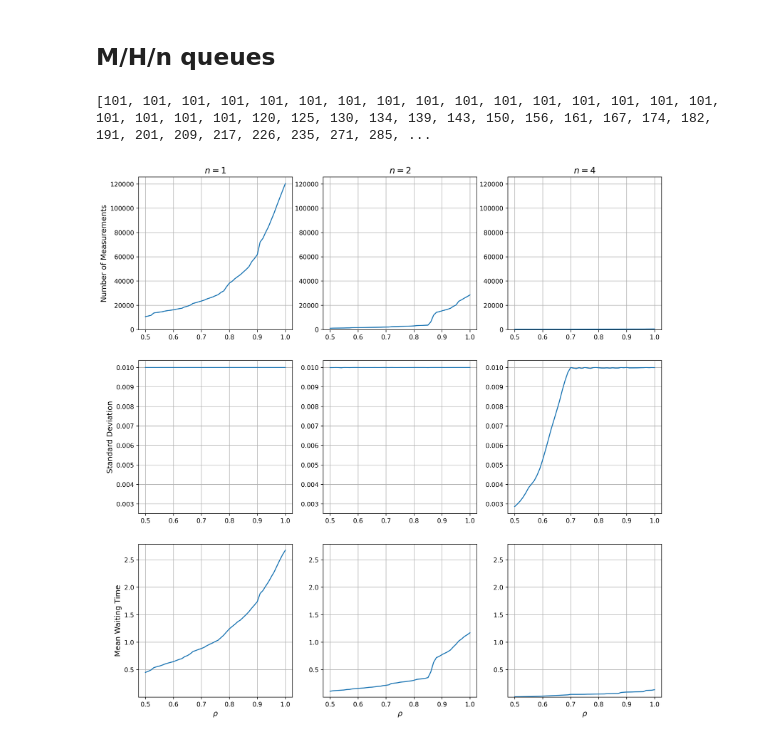
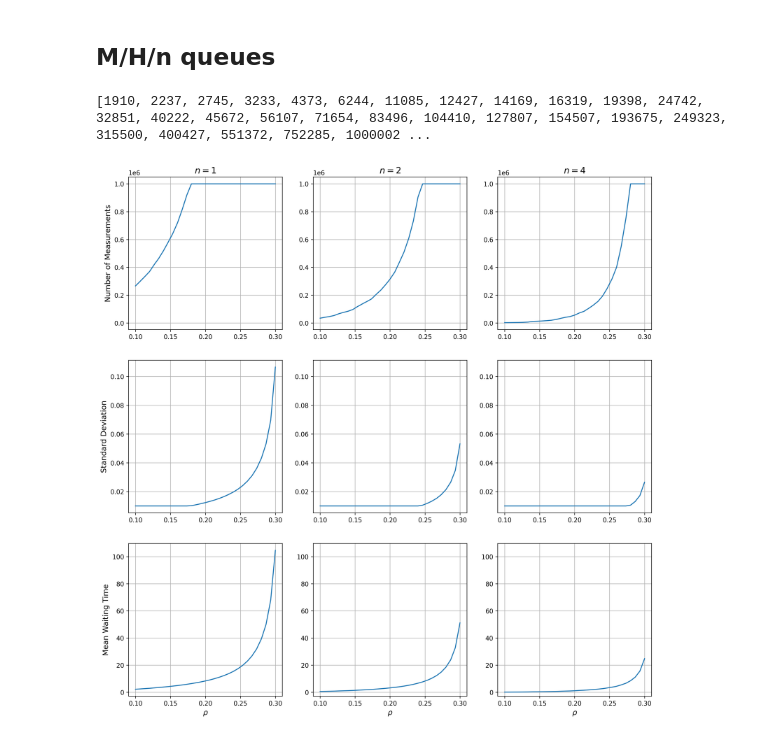
Before and after one commit to tuaosh/StochSim-Assignment-2, a Jupyter notebook: simulations.ipynb, the cells around one changed output. Cells and saved outputs as stored; diff of their text form; code cells hidden in the pictures.

Commit message:
Figures, fixed MHn

```diff
--- a/simulations.ipynb
+++ b/simulations.ipynb
@@ -15,6 +15,8 @@ SEED = 42
 targetSTD = 0.01
 MU = 1
 RHO = np.linspace(0.5, 1.0, 51)
+RHO_H = np.linspace(0.1, 0.3, 31)
+Z   = 1.96
 # %% [markdown]
 # 2. Effect of $\rho = \frac{\lambda}{n\mu}$ on attaining target standard deviation
 # %%
@@ -124,7 +126,7 @@ Samples: 1000000
 ## Hyperexponential longtail-distribution
 # %%
 rateA = 1.0
-rateB = 5.0
+rateB = .2
 probA = 0.75
 
 MU = rateA * probA + rateB * (1 - probA) # Time average rate
@@ -133,7 +135,7 @@ for N_SERVER in [1, 2, 4]:
 
     list, stds = [], []
 
-    for i in RHO:
+    for i in RHO_H:
         LAMBDA = i * N_SERVER * MU
         l, s = q.experiment(N_SERVER, LAMBDA, q.longtailHyperexponentialDist(rateA, rateB, probA), minSamples, maxSamples, SEED, targetSTD, "F", False)
         list.append(l)
@@ -480,16 +483,16 @@ plt.show()
 ## M/H/n queues
 # %%
 fig, ax = plt.subplots(3, 3, figsize=(15, 15))
-ax[0][0].plot(RHO, [len(l) for l in list_M_H_1])
-ax[1][0].plot(RHO, stds_M_H_1)
-ax[2][0].plot(RHO, means_M_H_1)
-ax[0][1].plot(RHO, [len(l) for l in list_M_H_2])
-ax[1][1].plot(RHO, stds_M_H_2)
-ax[2][1].plot(RHO, means_M_H_2)
-ax[0][2].plot(RHO, [len(l) for l in list_M_H_4])
+ax[0][0].plot(RHO_H, [len(l) for l in list_M_H_1])
+ax[1][0].plot(RHO_H, stds_M_H_1)
+ax[2][0].plot(RHO_H, means_M_H_1)
+ax[0][1].plot(RHO_H, [len(l) for l in list_M_H_2])
+ax[1][1].plot(RHO_H, stds_M_H_2)
+ax[2][1].plot(RHO_H, means_M_H_2)
+ax[0][2].plot(RHO_H, [len(l) for l in list_M_H_4])
 print([len(l) for l in list_M_H_4])
-ax[1][2].plot(RHO, stds_M_H_4)
-ax[2][2].plot(RHO, means_M_H_4)
+ax[1][2].plot(RHO_H, stds_M_H_4)
+ax[2][2].plot(RHO_H, means_M_H_4)
 
 ax[0][0].set_title(r"$n=1$", fontsize=14)
 ax[0][1].set_title(r"$n=2$", fontsize=14)
@@ -499,34 +502,34 @@ ax[0][0].set_ylabel("Number of Measurements", fontsize=12)
 ax[1][0].set_ylabel("Standard Deviation", fontsize=12)
 ax[2][0].set_ylabel("Mean Waiting Time", fontsize=12)
 
 ax[2][0].set_xlabel(r"$\rho$", fontsize=12)
 ax[2][1].set_xlabel(r"$\rho$", fontsize=12)
 ax[2][2].set_xlabel(r"$\rho$", fontsize=12)
 
 for i in range(3):
     for j in range(3):
         ax[i][j].grid(True)
 
 row_0_ymin = min(ax[0][i].get_ylim()[0] for i in range(3))
 row_0_ymax = max(ax[0][i].get_ylim()[1] for i in range(3))
 for i in range(3):
     ax[0][i].set_ylim(row_0_ymin, row_0_ymax)
 
 row_1_ymin = min(ax[1][i].get_ylim()[0] for i in range(3))
 row_1_ymax = max(ax[1][i].get_ylim()[1] for i in range(3))
 for i in range(3):
     ax[1][i].set_ylim(row_1_ymin, row_1_ymax)
 
 row_2_ymin = min(ax[2][i].get_ylim()[0] for i in range(3))
 row_2_ymax = max(ax[2][i].get_ylim()[1] for i in range(3))
 for i in range(3):
     ax[2][i].set_ylim(row_2_ymin, row_2_ymax)
 
 #fig.suptitle("M/H/n queues", fontsize=16)
 
 plt.show()
 # %% [output]
-[101, 101, 101, 101, 101, 101, 101, 101, 101, 101, 101, 101, 101, 101, 101, 101, 101, 101, 101, 101, 120, 125, 130, 134, 139, 143, 150, 156, 161, 167, 174, 182, 191, 201, 209, 217, 226, 235, 271, 285, ...
+[1910, 2237, 2745, 3233, 4373, 6244, 11085, 12427, 14169, 16319, 19398, 24742, 32851, 40222, 45672, 56107, 71654, 83496, 104410, 127807, 154507, 193675, 249323, 315500, 400427, 551372, 752285, 1000002 ...
-[figure, old version]
+[figure, new version]
 # %%
 fig, ax = plt.subplots(1, 1, figsize=(5, 5))
```
Also changed, not shown: parts of 8 cells of this notebook, 3 other files.
